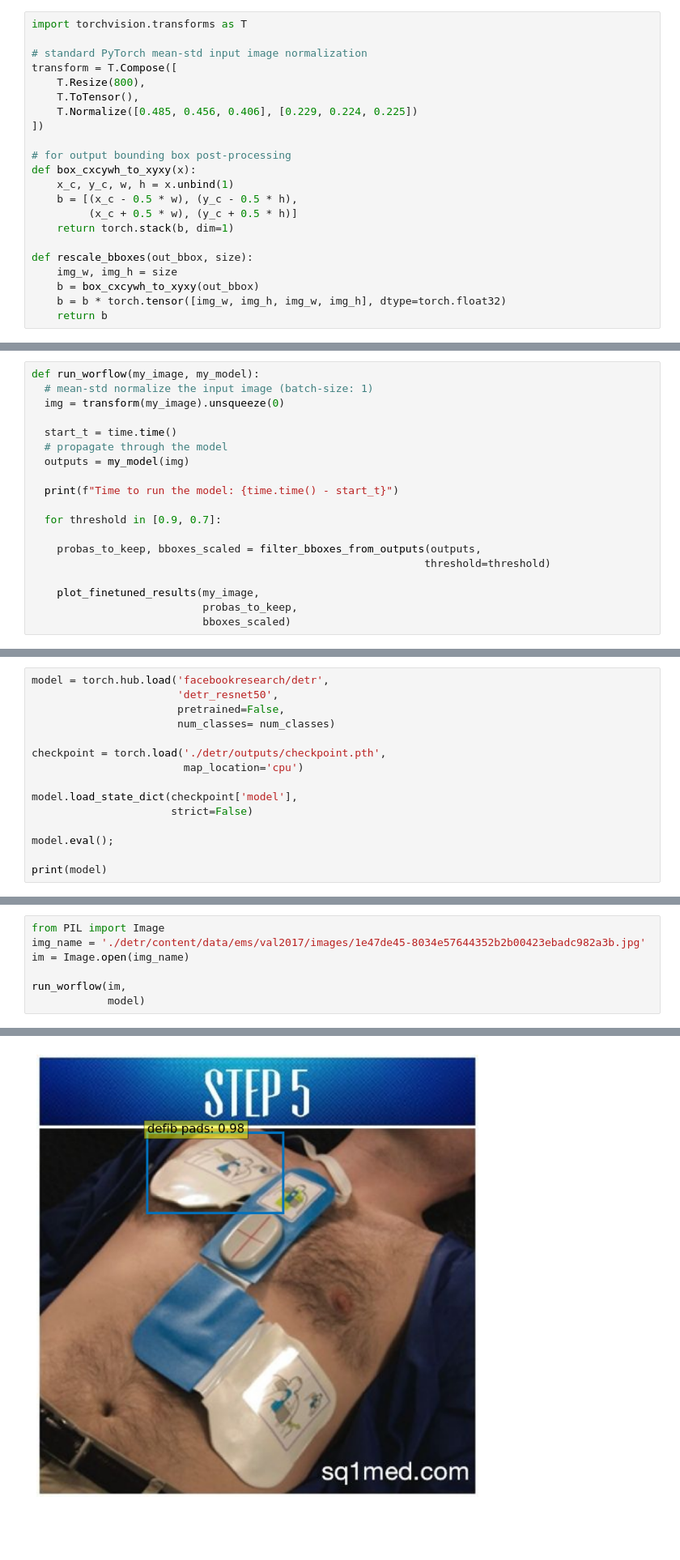
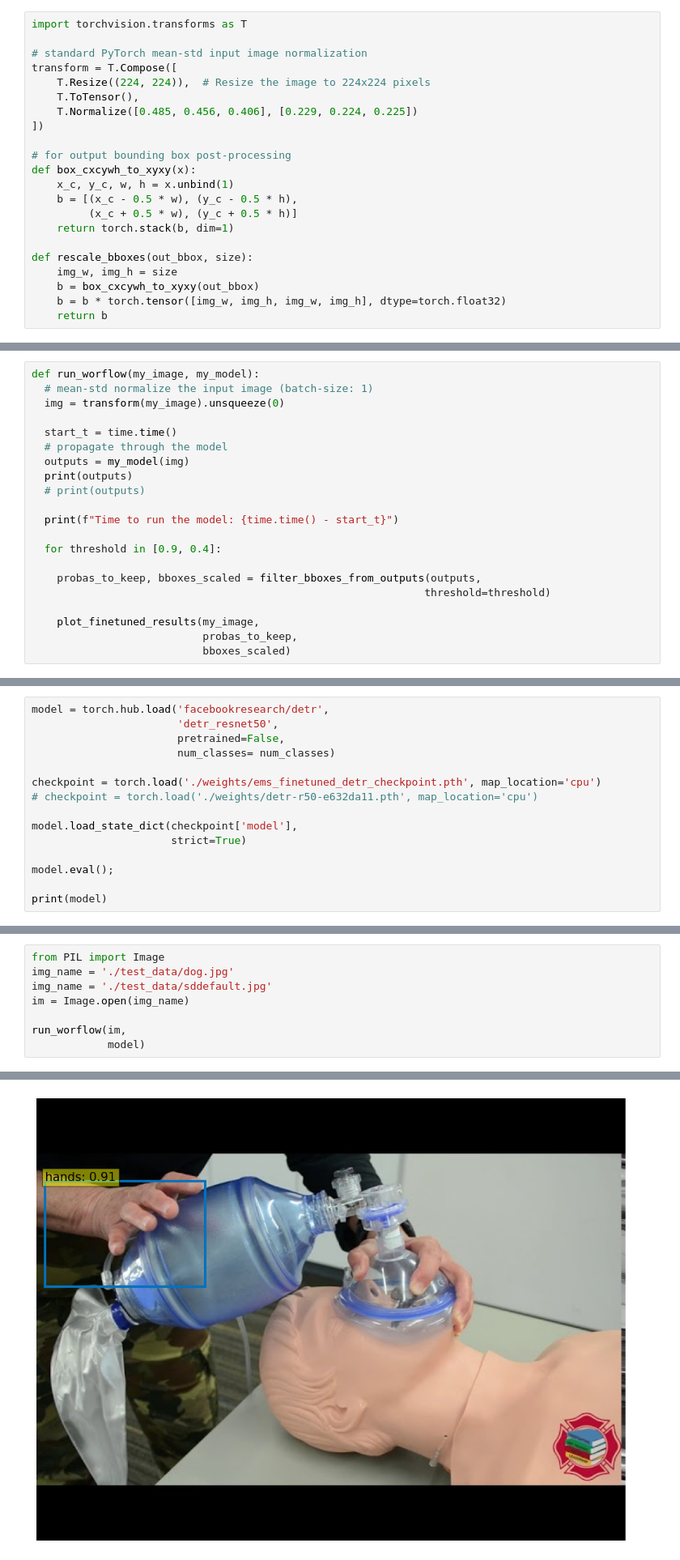
Before and after one commit to UVA-DSA/EMS-Pipeline, a Jupyter notebook: Demo/EMS_Vision/finetuned_detr_Inference.ipynb, the cells around one changed output, grey strips where cells are left out. Shown at 81% size. Saved outputs shown, nothing was run; the diff lists cells and outputs as text; blank space fills up the shorter version.

```diff
--- a/Demo/EMS_Vision/finetuned_detr_Inference.ipynb
+++ b/Demo/EMS_Vision/finetuned_detr_Inference.ipynb
@@ -11,7 +11,7 @@ import torchvision.transforms as T
 
 # standard PyTorch mean-std input image normalization
 transform = T.Compose([
-    T.Resize(800),
+    T.Resize((224, 224)),  # Resize the image to 224x224 pixels
     T.ToTensor(),
     T.Normalize([0.485, 0.456, 0.406], [0.229, 0.224, 0.225])
 ])
@@ -106,10 +106,12 @@ def run_worflow(my_image, my_model):
   start_t = time.time()
   # propagate through the model
   outputs = my_model(img)
+  print(outputs)
+  # print(outputs)
 
   print(f"Time to run the model: {time.time() - start_t}")
 
-  for threshold in [0.9, 0.7]:
+  for threshold in [0.9, 0.4]:
 
     probas_to_keep, bboxes_scaled = filter_bboxes_from_outputs(outputs,
                                                               threshold=threshold)
@@ -166,11 +172,11 @@ model = torch.hub.load('facebookresearch/detr',
                        pretrained=False,
                        num_classes= num_classes)
 
-checkpoint = torch.load('./detr/outputs/checkpoint.pth',
-                        map_location='cpu')
+checkpoint = torch.load('./weights/ems_finetuned_detr_checkpoint.pth', map_location='cpu')
+# checkpoint = torch.load('./weights/detr-r50-e632da11.pth', map_location='cpu')
 
 model.load_state_dict(checkpoint['model'],
-                      strict=False)
+                      strict=True)
 
 model.eval();
 
@@ -196,7 +202,8 @@ DETR(
 )
 # %%
 from PIL import Image
-img_name = './detr/content/data/ems/val2017/images/1e47de45-8034e57644352b2b00423ebadc982a3b.jpg'
+img_name = './test_data/dog.jpg'
+img_name = './test_data/sddefault.jpg'
 im = Image.open(img_name)
 
 run_worflow(im,
@@ -206 +229 @@ Time to run the model: 0.2925562858581543
-[figure, old version]
+[figure, new version]
```
Also changed, not shown: parts of 6 cells of this notebook, 5 other files.
